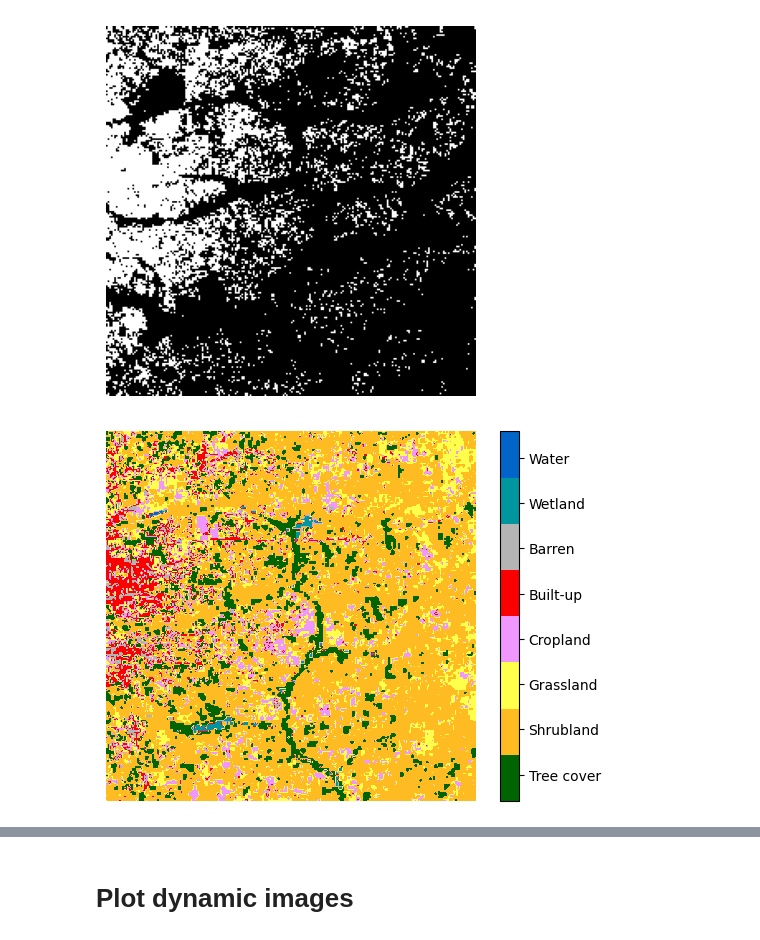
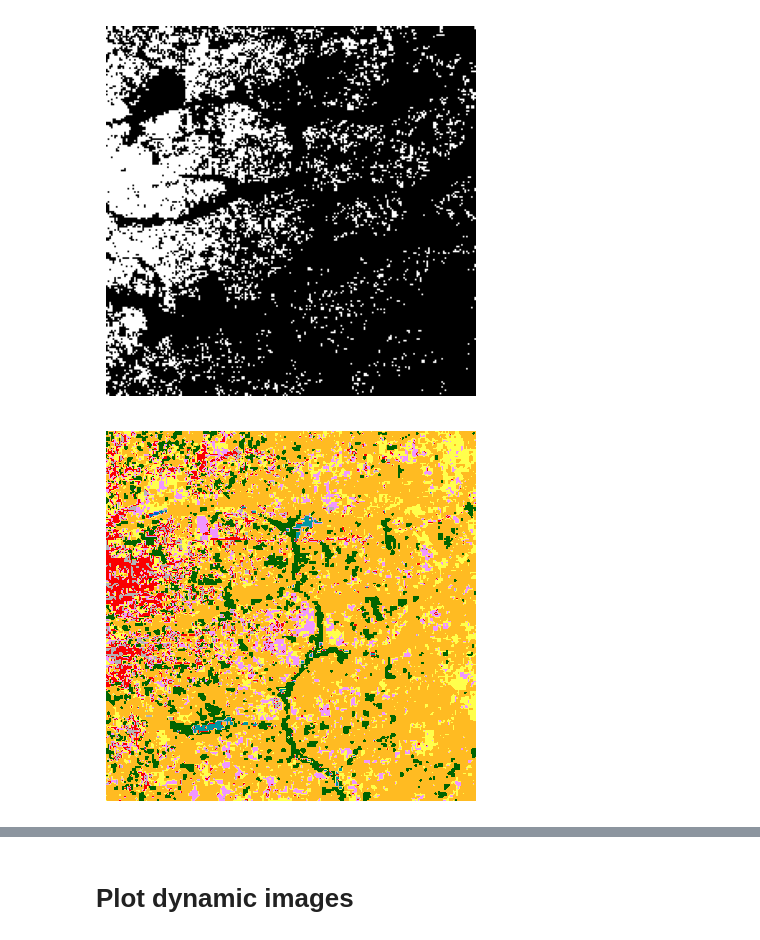
Before and after one commit to nateso/predicting_poverty, a Jupyter notebook: analysis/08_descriptive_statistics.ipynb, the cells around one changed output, grey strips where cells are left out. Drawn from its saved outputs; the diff is of its cells as text; code cells hidden in the pictures.

```diff
--- a/analysis/08_descriptive_statistics.ipynb
+++ b/analysis/08_descriptive_statistics.ipynb
@@ -144,6 +191,6 @@ plot_wsf(cluster_id)
 # %% [output]
 [figure]
 # %%
-plot_lc_esa(cluster_id)
+plot_lc_esa(cluster_id, fname = 'esa_lc_example.png', legend = False)
 # %% [output]
-[figure, old version]
+[figure, new version]
```
Also changed, not shown: parts of 15 cells of this notebook, 4 other files.
